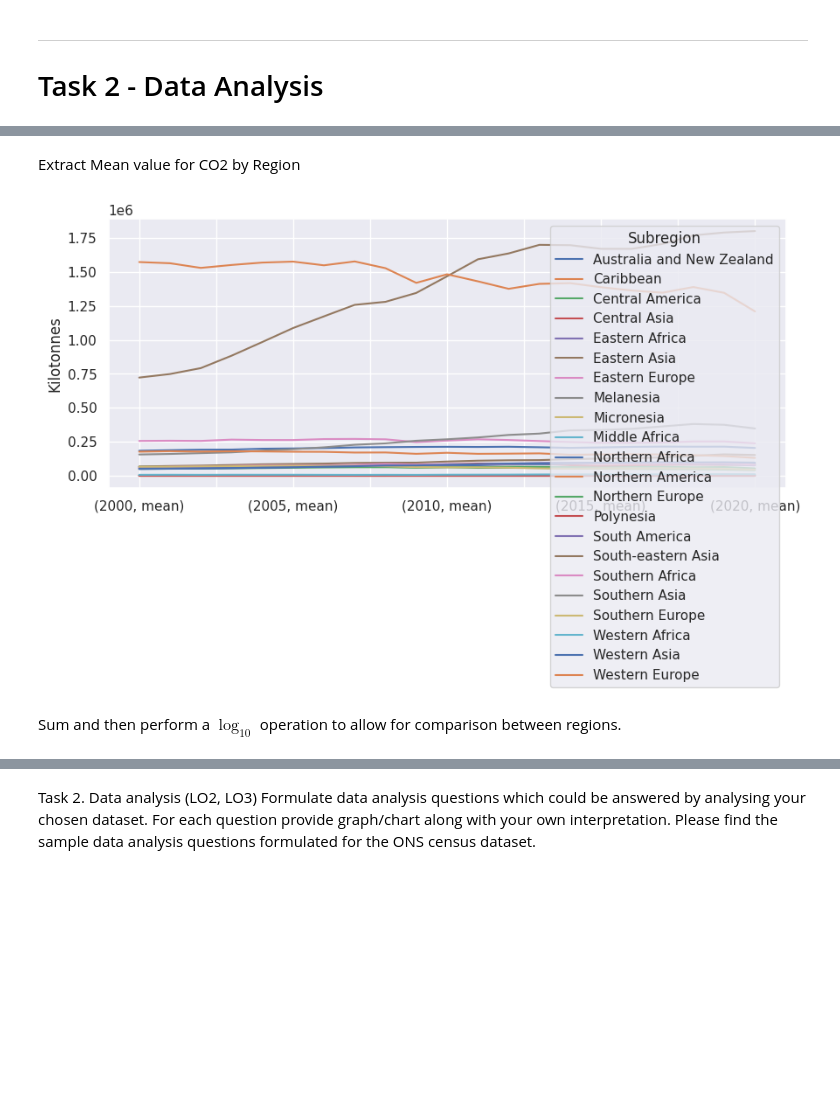
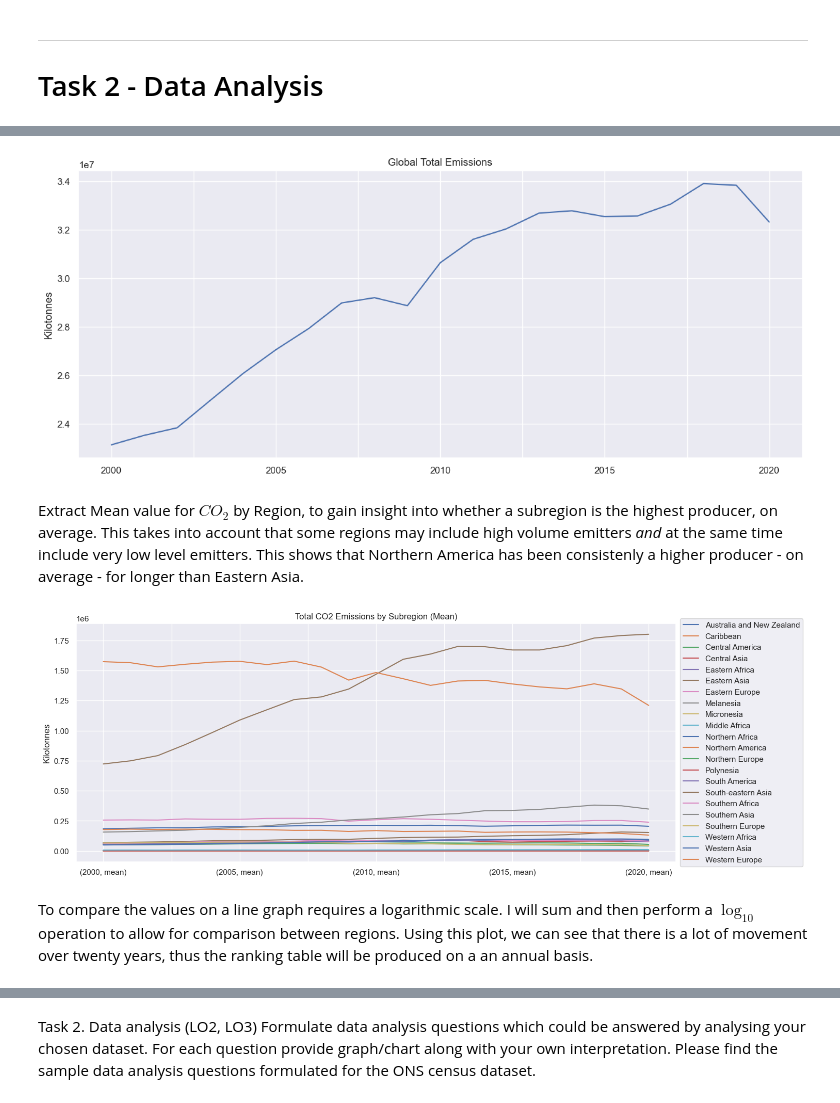
Before and after one commit to daemonchild/cardiffmet-dat4004-data-science-fundamentals, a Jupyter notebook: jupyter-notebook/WorldBankData.ipynb, the cells around one changed output, grey strips where cells are left out. Cells and saved outputs as stored; diff of their text form; code cells hidden in the pictures; blank space fills up the shorter version.

```diff
--- a/jupyter-notebook/WorldBankData.ipynb
+++ b/jupyter-notebook/WorldBankData.ipynb
@@ -609,8 +604,8 @@ To answer this question I will first extract the appropriate CO2 data.
 # %%
 # Extract C02 data for all, then extract westrn european figures
-co2data_df = country_data_df.loc[country_data_df['SeriesCode'] == 'EN.ATM.CO2E.KT']
+co2data_df = country_data_df.loc[country_data_df['SeriesCode'] == 'EN.ATM.CO2E.KT'].dropna()
 
-# Remove 2021 - it's empty
+# Remove 2021 - it's empty for all countries
 co2data_df.drop('2021', axis=1, inplace=True)
 co2_data_num_fields = numerical_fields.copy()
 co2_data_num_fields.remove("2021")
@@ -628,12 +640,21 @@ plt.show()
+# %%
+# Total CO2 emissions over time:
+fig, ax = plt.subplots(figsize=(15,6))
+co2data_subregion_gb_log = co2data_df.groupby(by='Subregion')[co2_data_num_fields].sum().apply(['sum'])
+co2data_subregion_gb_log.transpose().plot(kind='line', ax=ax, ylabel="Kilotonnes",title="Global Total Emissions",legend=False);
+plt.show();
+# %% [output]
+[figure, added]
 # %% [markdown]
-Extract Mean value for CO2 by Region
+Extract Mean value for $CO_{2}$ by Region, to gain insight into whether a subregion is the highest producer, on average. This takes into account that some regions may include high volume emitters *and* at the same time include very low level emitters. This shows that Northern America has been consistenly a higher producer - on average - for longer than Eastern Asia.
 # %%
-fig, ax = plt.subplots(figsize=(10,4))
+fig, ax = plt.subplots(figsize=(15,6))
 co2data_subregion_gb_mean = co2data_df.groupby(by='Subregion')[co2_data_num_fields].agg(['mean'])
-co2data_subregion_gb_mean.transpose().plot(kind='line', ax=ax, ylabel="Kilotonnes");
+co2data_subregion_gb_mean.transpose().plot(kind='line', ax=ax, ylabel="Kilotonnes", title="Total CO2 Emissions by Subregion (Mean)");
+plt.legend(loc='center left', bbox_to_anchor=(1.0, 0.5))
 plt.show()
 # %% [output]
-[figure, old version]
+[figure, new version]
 # %% [markdown]
-Sum and then perform a $\log_{10}$ operation to allow for comparison between regions.
+To compare the values on a line graph requires a logarithmic scale. I will sum and then perform a $\log_{10}$ operation to allow for comparison between regions. Using this plot, we can see that there is a lot of movement over twenty years, thus the ranking table will be produced on a an annual basis.
 # %%
```
Also changed, not shown: parts of 33 cells of this notebook.
